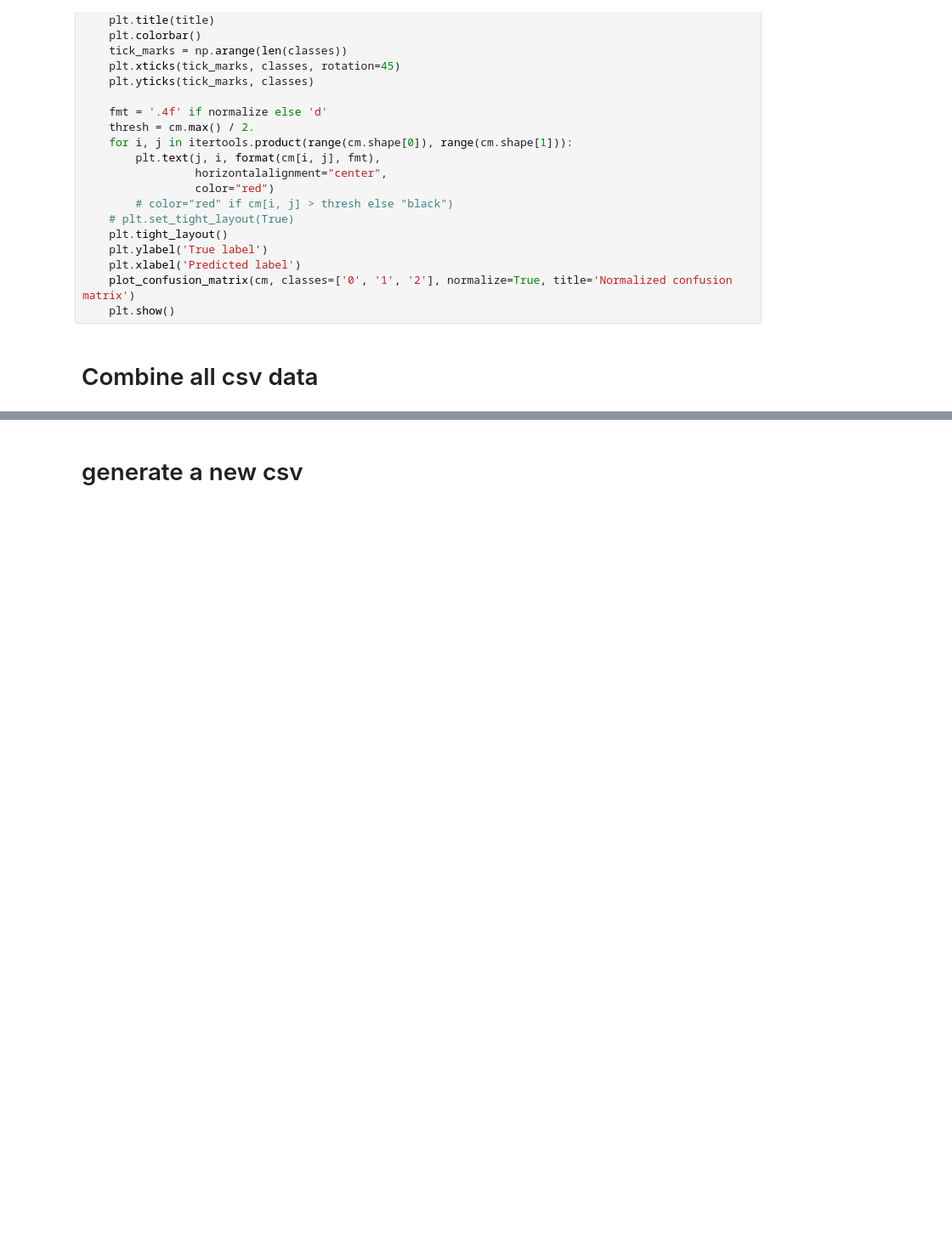
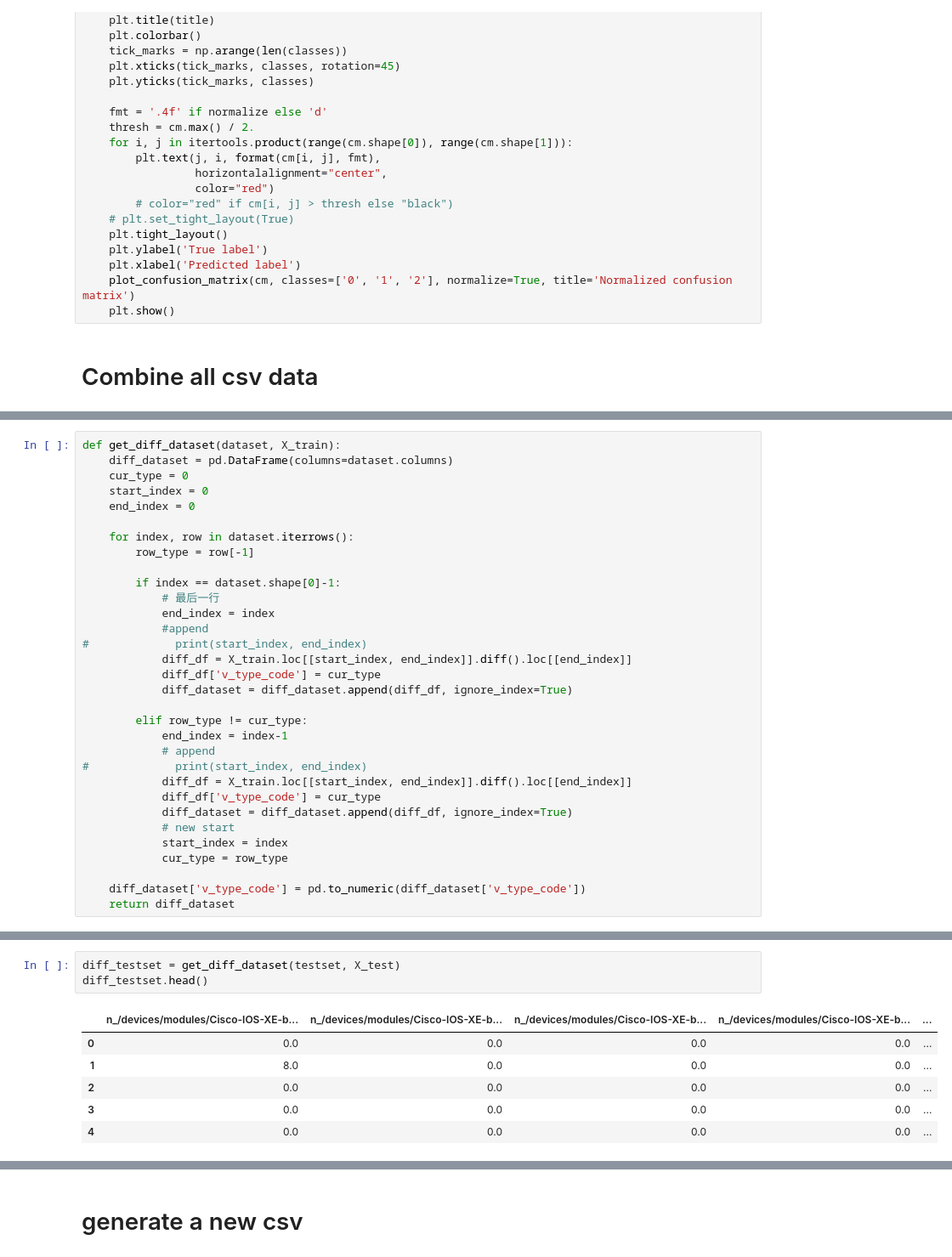
Before and after one commit to ITU-AI-ML-in-5G-Challenge/ITU-ML5G-PS-032-KDDI-UT-NakaoLab-AI, a Jupyter notebook: feature_extract.ipynb, the cells around one changed output, grey strips where cells are left out. Shown at 85% size. Drawn from its saved outputs; the diff is of its cells as text; blank space fills up the shorter version.

```diff
--- a/feature_extract.ipynb
+++ b/feature_extract.ipynb
@@ -308,0 +273,32 @@ v_nexthop
+# %%
+def get_diff_dataset(dataset, X_train):
+    diff_dataset = pd.DataFrame(columns=dataset.columns)
+    cur_type = 0
+    start_index = 0
+    end_index = 0
+
+    for index, row in dataset.iterrows():
+        row_type = row[-1]
+
+        if index == dataset.shape[0]-1:
+            # 最后一行
+            end_index = index
+            #append
+#             print(start_index, end_index)
+            diff_df = X_train.loc[[start_index, end_index]].diff().loc[[end_index]]
+            diff_df['v_type_code'] = cur_type
+            diff_dataset = diff_dataset.append(diff_df, ignore_index=True)
+
+        elif row_type != cur_type:
+            end_index = index-1
+            # append
+#             print(start_index, end_index)
+            diff_df = X_train.loc[[start_index, end_index]].diff().loc[[end_index]]
+            diff_df['v_type_code'] = cur_type
+            diff_dataset = diff_dataset.append(diff_df, ignore_index=True)
+            # new start
+            start_index = index
+            cur_type = row_type
+
+    diff_dataset['v_type_code'] = pd.to_numeric(diff_dataset['v_type_code'])
+    return diff_dataset
@@ -308,0 +316,10 @@ v_nexthop
+# %%
+diff_testset = get_diff_dataset(testset, X_test)
+diff_testset.head()
+# %% [output]
+|  | n_/devices/modules/Cisco-IOS-XE-b... | n_/devices/modules/Cisco-IOS-XE-b... | n_/devices/modules/Cisco-IOS-XE-b... | n_/devices/modules/Cisco-IOS-XE-b... | ... |
+| 0 | 0.0 | 0.0 | 0.0 | 0.0 | ... |
+| 1 | 8.0 | 0.0 | 0.0 | 0.0 | ... |
+| 2 | 0.0 | 0.0 | 0.0 | 0.0 | ... |
+| 3 | 0.0 | 0.0 | 0.0 | 0.0 | ... |
+| 4 | 0.0 | 0.0 | 0.0 | 0.0 | ... |
```
Also changed, not shown: parts of 18 cells of this notebook, 1 other file.
